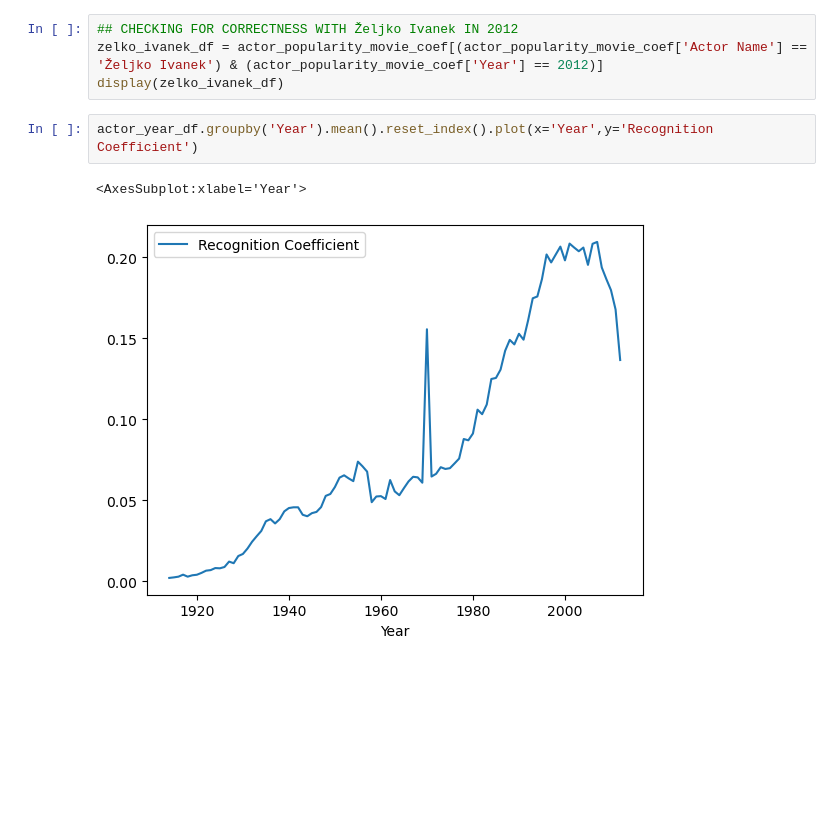
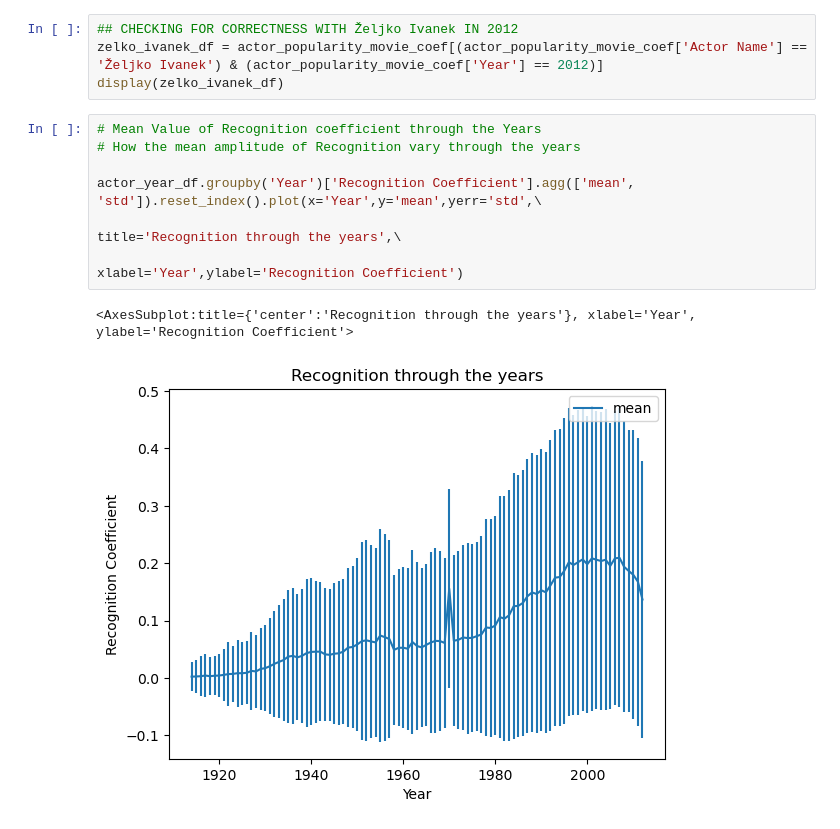
Before and after one commit to epfl-ada/ada-2023-project-pandateam23, a Jupyter notebook: Pico-Andre.ipynb, the cells around one changed output. Cells and saved outputs as stored; diff of their text form; blank space fills up the shorter version.

```diff
--- a/Pico-Andre.ipynb
+++ b/Pico-Andre.ipynb
@@ -618,8 +618,13 @@ display(filtered_actor_year_df)
 ## CHECKING FOR CORRECTNESS WITH Željko Ivanek IN 2012
 zelko_ivanek_df = actor_popularity_movie_coef[(actor_popularity_movie_coef['Actor Name'] == 'Željko Ivanek') & (actor_popularity_movie_coef['Year'] == 2012)]
 display(zelko_ivanek_df)
-# %%
-actor_year_df.groupby('Year').mean().reset_index().plot(x='Year',y='Recognition Coefficient')
-# %% [output]
-<AxesSubplot:xlabel='Year'>
-[figure, removed]
+# %%
+# Mean Value of Recognition coefficient through the Years
+# How the mean amplitude of Recognition vary through the years
+
+actor_year_df.groupby('Year')['Recognition Coefficient'].agg(['mean', 'std']).reset_index().plot(x='Year',y='mean',yerr='std',\
+                                                                                                 title='Recognition through the years',\
+                                                                                                    xlabel='Year',ylabel='Recognition Coefficient')
+# %% [output]
+<AxesSubplot:title={'center':'Recognition through the years'}, xlabel='Year', ylabel='Recognition Coefficient'>
+[figure, added]
```
